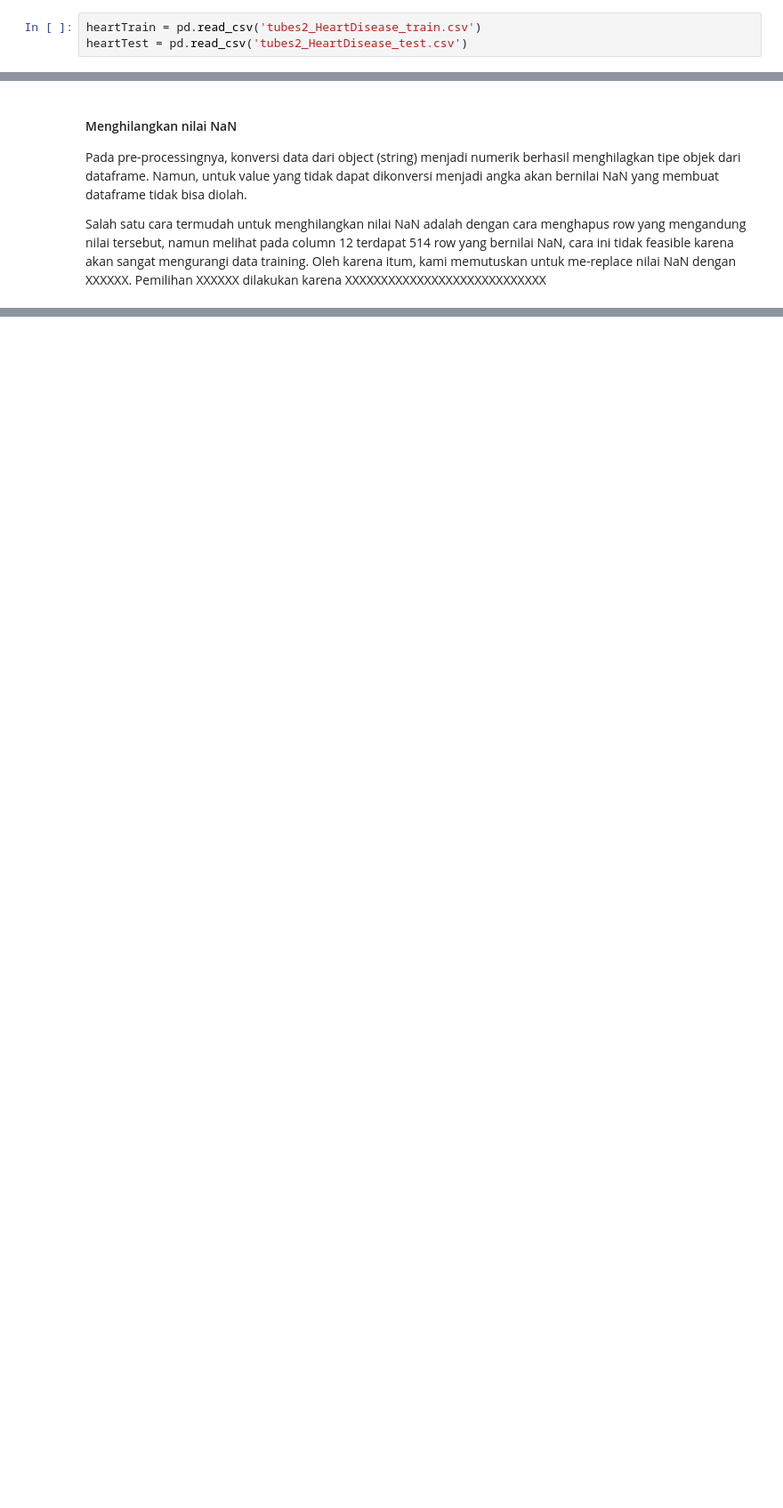
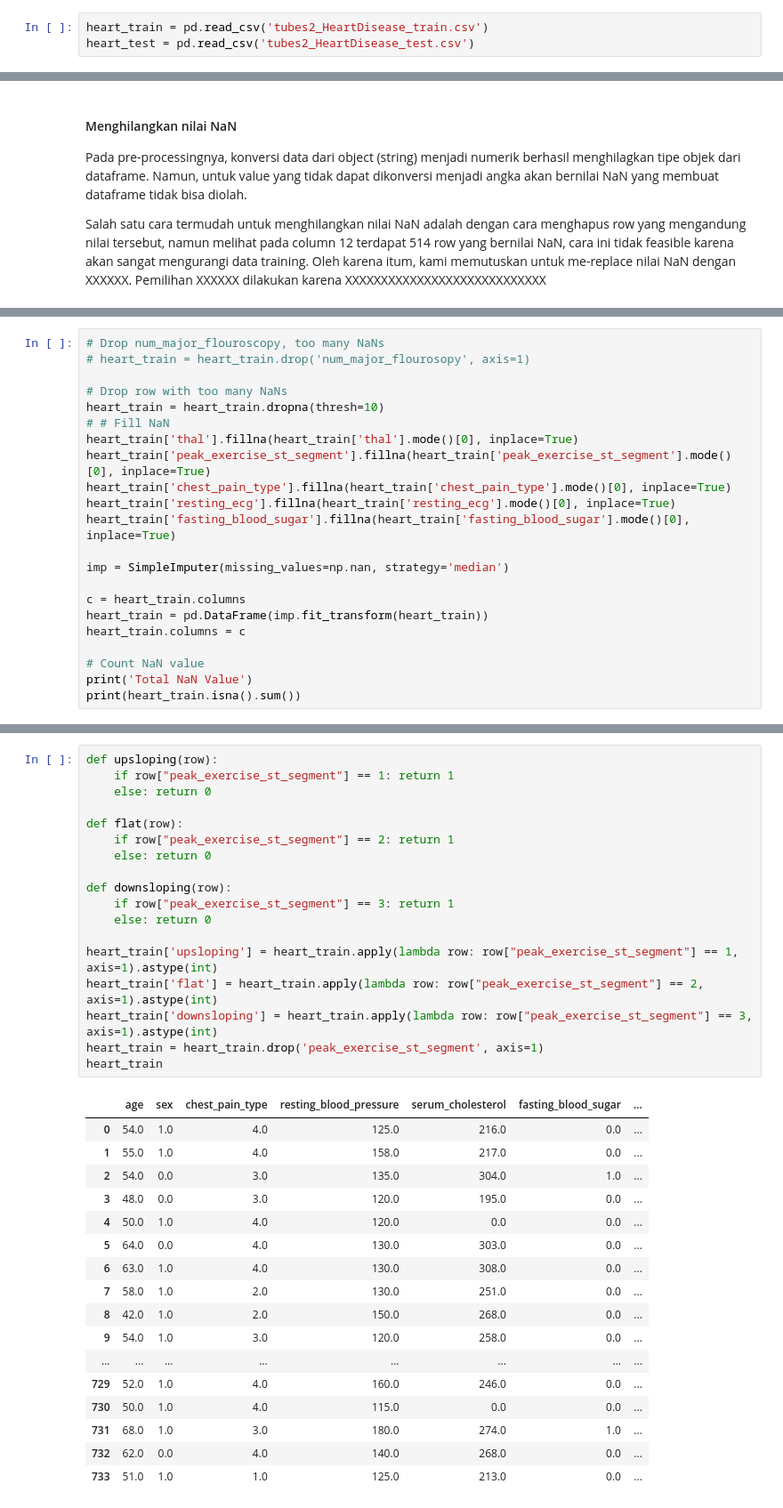
Before and after one commit to AlifAlfa73/Heart-Disease-Predictor, a Jupyter notebook: Predictor-Copy1.ipynb, the cells around one changed output, grey strips where cells are left out. Shown at 89% size. Drawn from its saved outputs; the diff is of its cells as text; blank space fills up the shorter version.

```diff
--- a/Predictor-Copy1.ipynb
+++ b/Predictor-Copy1.ipynb
@@ -41,3 +39,3 @@ from pprint import pprint
 # %%
-heartTrain = pd.read_csv('tubes2_HeartDisease_train.csv')
-heartTest = pd.read_csv('tubes2_HeartDisease_test.csv')
+heart_train = pd.read_csv('tubes2_HeartDisease_train.csv')
+heart_test = pd.read_csv('tubes2_HeartDisease_test.csv')
@@ -178,0 +156,22 @@ KF = KFold(10, shuffle=True)
+# %%
+# Drop num_major_flouroscopy, too many NaNs
+# heart_train = heart_train.drop('num_major_flourosopy', axis=1)
+
+# Drop row with too many NaNs
+heart_train = heart_train.dropna(thresh=10)
+# # Fill NaN
+heart_train['thal'].fillna(heart_train['thal'].mode()[0], inplace=True)
+heart_train['peak_exercise_st_segment'].fillna(heart_train['peak_exercise_st_segment'].mode()[0], inplace=True)
+heart_train['chest_pain_type'].fillna(heart_train['chest_pain_type'].mode()[0], inplace=True)
+heart_train['resting_ecg'].fillna(heart_train['resting_ecg'].mode()[0], inplace=True)
+heart_train['fasting_blood_sugar'].fillna(heart_train['fasting_blood_sugar'].mode()[0], inplace=True)
+
+imp = SimpleImputer(missing_values=np.nan, strategy='median')
+
+c = heart_train.columns
+heart_train = pd.DataFrame(imp.fit_transform(heart_train))
+heart_train.columns = c
+
+# Count NaN value
+print('Total NaN Value')
+print(heart_train.isna().sum())
@@ -178,0 +217,36 @@ KF = KFold(10, shuffle=True)
+# %%
+def upsloping(row):
+    if row["peak_exercise_st_segment"] == 1: return 1
+    else: return 0
+
+def flat(row):
+    if row["peak_exercise_st_segment"] == 2: return 1
+    else: return 0
+
+def downsloping(row):
+    if row["peak_exercise_st_segment"] == 3: return 1
+    else: return 0
+
+heart_train['upsloping'] = heart_train.apply(lambda row: row["peak_exercise_st_segment"] == 1, axis=1).astype(int)
+heart_train['flat'] = heart_train.apply(lambda row: row["peak_exercise_st_segment"] == 2, axis=1).astype(int)
+heart_train['downsloping'] = heart_train.apply(lambda row: row["peak_exercise_st_segment"] == 3, axis=1).astype(int)
+heart_train = heart_train.drop('peak_exercise_st_segment', axis=1)
+heart_train
+# %% [output]
+|  | age | sex | chest_pain_type | resting_blood_pressure | serum_cholesterol | fasting_blood_sugar | ... |
+| 0 | 54.0 | 1.0 | 4.0 | 125.0 | 216.0 | 0.0 | ... |
+| 1 | 55.0 | 1.0 | 4.0 | 158.0 | 217.0 | 0.0 | ... |
+| 2 | 54.0 | 0.0 | 3.0 | 135.0 | 304.0 | 1.0 | ... |
+| 3 | 48.0 | 0.0 | 3.0 | 120.0 | 195.0 | 0.0 | ... |
+| 4 | 50.0 | 1.0 | 4.0 | 120.0 | 0.0 | 0.0 | ... |
+| 5 | 64.0 | 0.0 | 4.0 | 130.0 | 303.0 | 0.0 | ... |
+| 6 | 63.0 | 1.0 | 4.0 | 130.0 | 308.0 | 0.0 | ... |
+| 7 | 58.0 | 1.0 | 2.0 | 130.0 | 251.0 | 0.0 | ... |
+| 8 | 42.0 | 1.0 | 2.0 | 150.0 | 268.0 | 0.0 | ... |
+| 9 | 54.0 | 1.0 | 3.0 | 120.0 | 258.0 | 0.0 | ... |
+| ... | ... | ... | ... | ... | ... | ... | ... |
+| 729 | 52.0 | 1.0 | 4.0 | 160.0 | 246.0 | 0.0 | ... |
+| 730 | 50.0 | 1.0 | 4.0 | 115.0 | 0.0 | 0.0 | ... |
+| 731 | 68.0 | 1.0 | 3.0 | 180.0 | 274.0 | 1.0 | ... |
+| 732 | 62.0 | 0.0 | 4.0 | 140.0 | 268.0 | 0.0 | ... |
+| 733 | 51.0 | 1.0 | 1.0 | 125.0 | 213.0 | 0.0 | ... |
```
Also changed, not shown: parts of 37 cells of this notebook, 2 other files.
